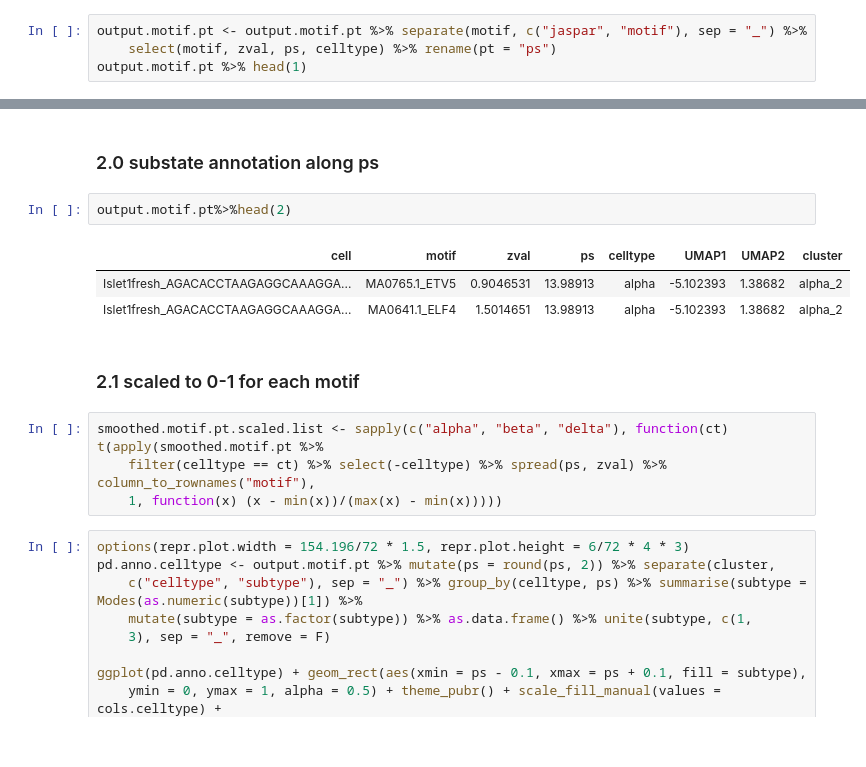
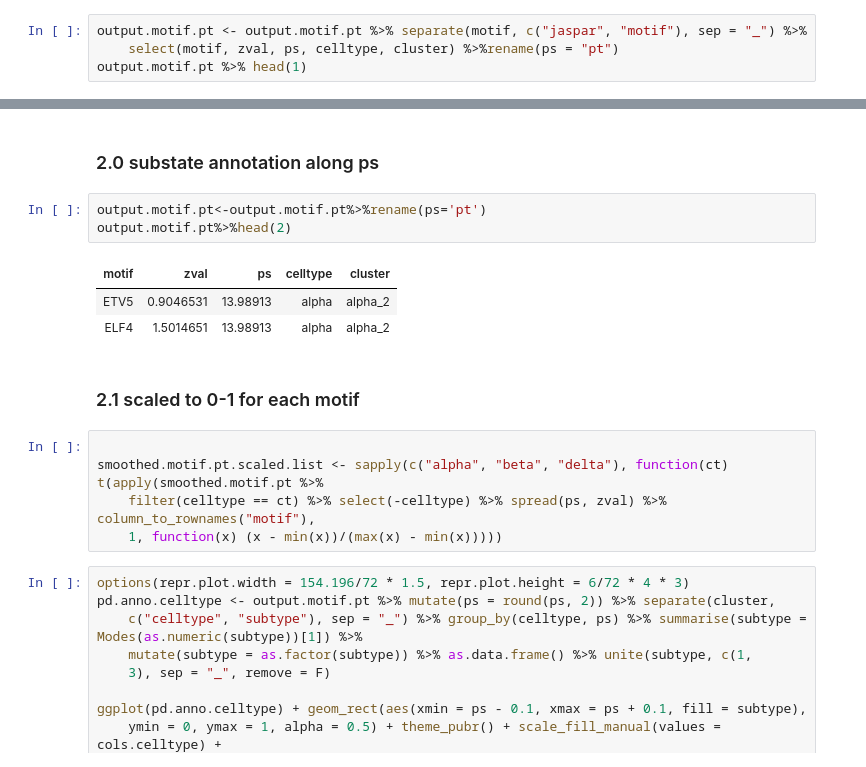
Before and after one commit to biomystery/islet_figs_motifs, a Jupyter notebook: chromVar/06.psedoTime.ipynb, the cells around one changed output, grey strips where cells are left out. Saved outputs shown, nothing was run; the diff lists cells and outputs as text.

```diff
--- a/chromVar/06.psedoTime.ipynb
+++ b/chromVar/06.psedoTime.ipynb
@@ -96,6 +87,6 @@ tmp <- gplots::venn(dmotifs.list)
 [figure]
 # %%
 output.motif.pt <- output.motif.pt %>% separate(motif, c("jaspar", "motif"), sep = "_") %>%
-    select(motif, zval, ps, celltype) %>% rename(pt = "ps")
+    select(motif, zval, ps, celltype, cluster) %>%rename(ps = "pt")
 output.motif.pt %>% head(1)
 # %% [output]
@@ -184,14 +174,16 @@ smoothed.motif.pt%>%head(2)
 # %% [markdown]
 ### 2.0 substate annotation along ps
 # %%
+output.motif.pt<-output.motif.pt%>%rename(ps='pt')
 output.motif.pt%>%head(2)
 # %% [output]
-| cell | motif | zval | ps | celltype | UMAP1 | UMAP2 | cluster |
-| Islet1fresh_AGACACCTAAGAGGCAAAGGA... | MA0765.1_ETV5 | 0.9046531 | 13.98913 | alpha | -5.102393 | 1.38682 | alpha_2 |
-| Islet1fresh_AGACACCTAAGAGGCAAAGGA... | MA0641.1_ELF4 | 1.5014651 | 13.98913 | alpha | -5.102393 | 1.38682 | alpha_2 |
+| motif | zval | ps | celltype | cluster |
+| ETV5 | 0.9046531 | 13.98913 | alpha | alpha_2 |
+| ELF4 | 1.5014651 | 13.98913 | alpha | alpha_2 |
 # %% [markdown]
 ### 2.1 scaled to 0-1 for each motif
 # %%
+
 smoothed.motif.pt.scaled.list <- sapply(c("alpha", "beta", "delta"), function(ct) t(apply(smoothed.motif.pt %>%
     filter(celltype == ct) %>% select(-celltype) %>% spread(ps, zval) %>% column_to_rownames("motif"),
     1, function(x) (x - min(x))/(max(x) - min(x)))))
```
Also changed, not shown: parts of 14 cells of this notebook, 22 other files.
